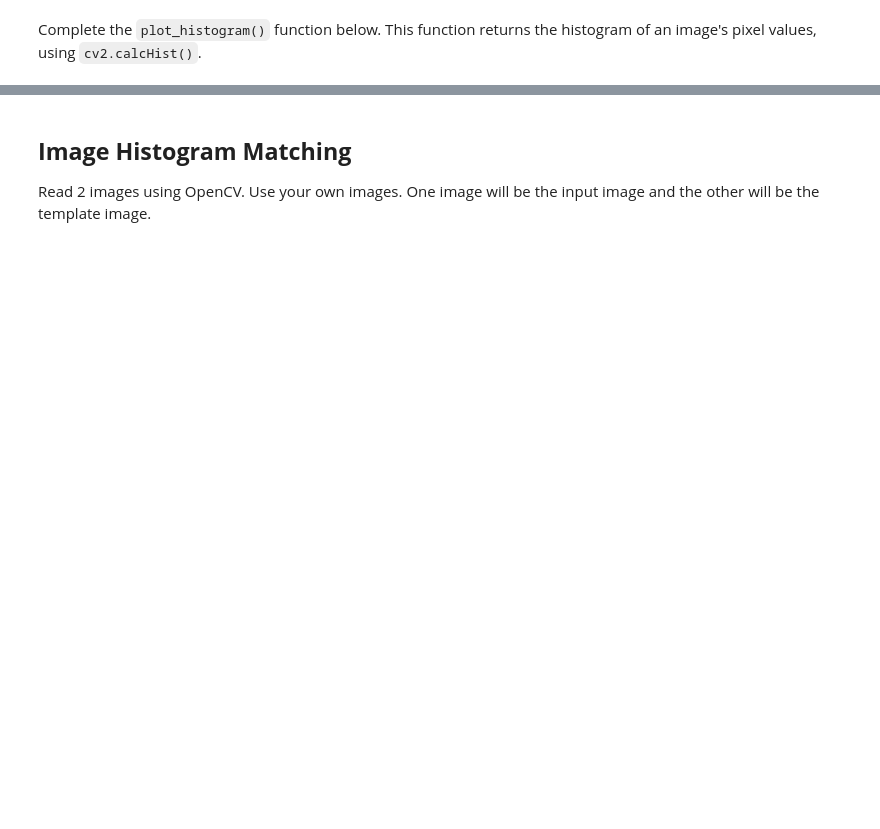
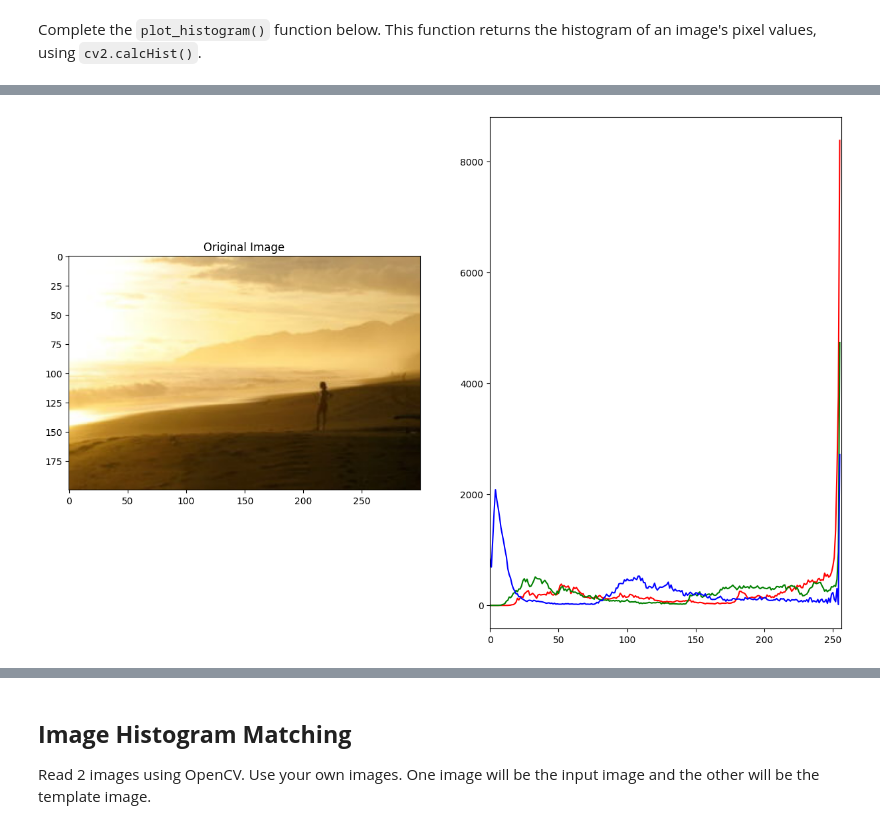
Before and after one commit to sitthatot/Lab2_image-Enchantment, a Jupyter notebook: Lab2_2_Image-Enhancement-with-Statistical-Operation.ipynb, the cells around one changed output, grey strips where cells are left out. Cells and saved outputs as stored; diff of their text form; code cells hidden in the pictures; blank space fills up the shorter version.

```diff
--- a/Lab2_2_Image-Enhancement-with-Statistical-Operation.ipynb
+++ b/Lab2_2_Image-Enhancement-with-Statistical-Operation.ipynb
@@ -22,7 +24,12 @@ Complete the `plot_histogram()` function below. This function returns the histog
 # %%
 ### START CODE HERE ###
 def plot_histogram(image):
-    hist = None
+    colors = ('r', 'g', 'b')
+    for i, color in enumerate(colors):
+        hist = cv2.calcHist([image],[i],None,[256],[0,256])
+        plt.plot(hist, color=color)
+        plt.xlim([0, 256])
+    plt.show()
     return hist
 ### END CODE HERE ###
 # %% [markdown]
@@ -59,3 +50,15 @@ Display the output like the reference image below using subplot, where the first
+# %%
+### START CODE HERE ###
+fig, axs = plt.subplots(1,2, figsize=(15, 10))
+axs[0].imshow(img)
+axs[0].set_title("Original Image")
+plot_histogram(img)
+# axs[1].imshow(plot_histogram(img))
+axs[1].set_title("Original RGB Histogram")
+plt.show()
+### END CODE HERE ###
+# %% [output]
+[figure, added]
 # %% [markdown]
 Now let's equalize the histogram of all channel using `cv2.equalizeHistogram()`<br/>
 Display the output like the reference image below using subplot, where the first plot is the image and the second plot is the histogram of each channel that that has been equalized.
```
Also changed, not shown: parts of 7 cells of this notebook.
